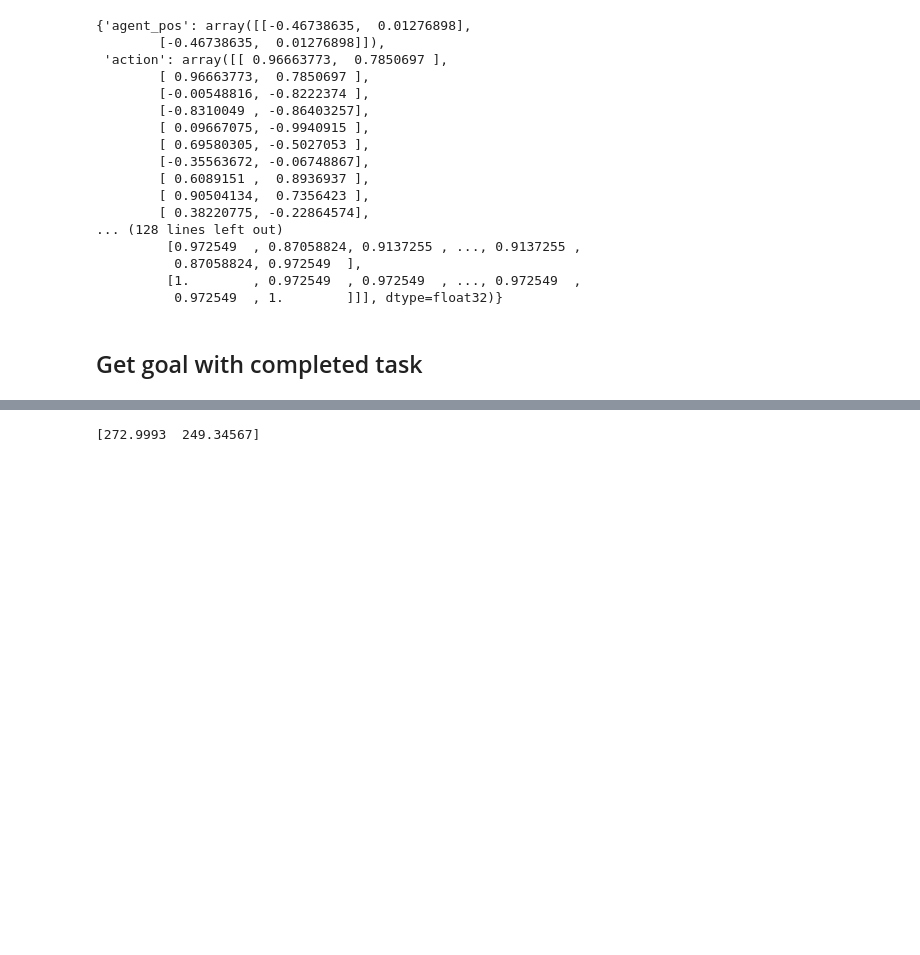
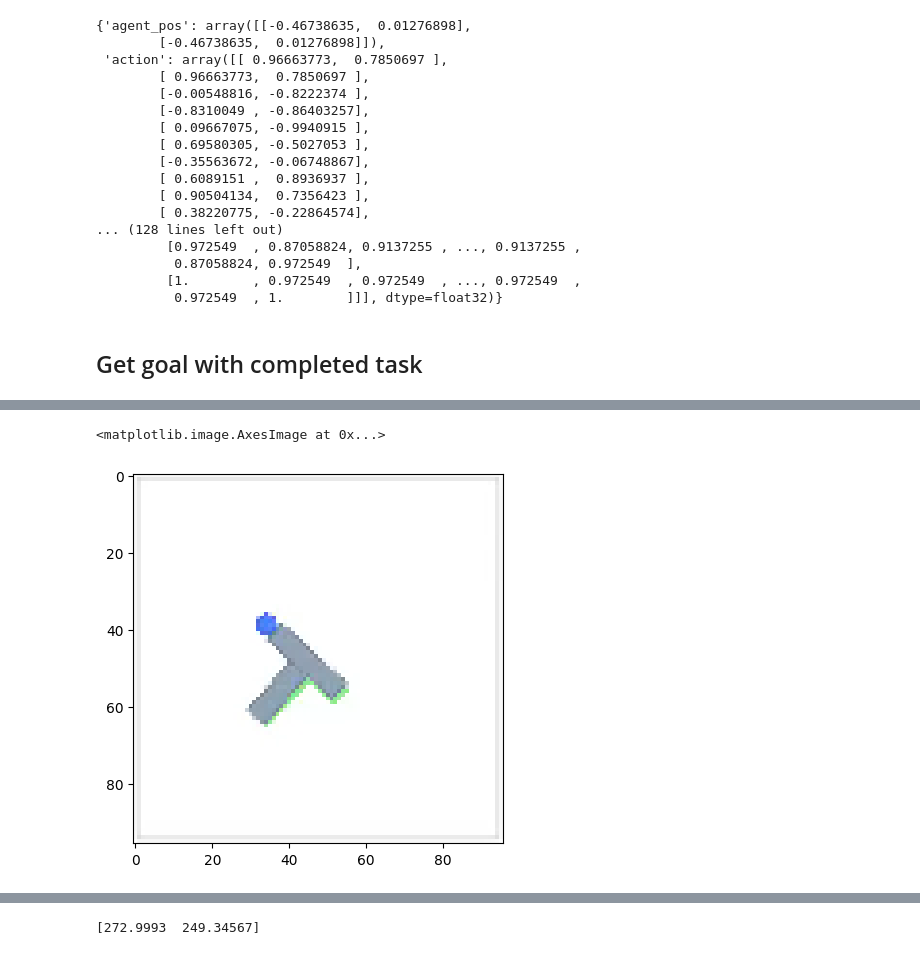
Before and after one commit to HalvardBariller/gcdp, a Jupyter notebook: notebooks/debug_pusht.ipynb, the cells around one changed output, grey strips where cells are left out. Saved outputs shown, nothing was run; the diff lists cells and outputs as text; code cells hidden in the pictures; blank space fills up the shorter version.

Commit message:
Collection successes

```diff
--- a/notebooks/debug_pusht.ipynb
+++ b/notebooks/debug_pusht.ipynb
@@ -411,0 +416,17 @@ Obs image: (96, 96, 3)
+# %%
+from lerobot.common.datasets.lerobot_dataset import LeRobotDataset
+
+demonstrations = LeRobotDataset("lerobot/pusht")
+# %%
+successes = []
+for i in range(10000):
+    if demonstrations[i]["next.done"]:
+        success = {
+            "agent_pos": demonstrations[i]["observation.state"].numpy(),
+            "pixels": demonstrations[i]["observation.image"]
+            .numpy()
+            .transpose(1, 2, 0),
+        }
+        successes.append(success)
+
+print(len(successes))
@@ -411,0 +474,7 @@ Obs image: (96, 96, 3)
+# %%
+spixels = successes[20]["pixels"]
+spixels
+plt.imshow(spixels)
+# %% [output]
+<matplotlib.image.AxesImage at 0x...>
+[figure, added]
```
Also changed, not shown: parts of 9 cells of this notebook, 2 other files.
